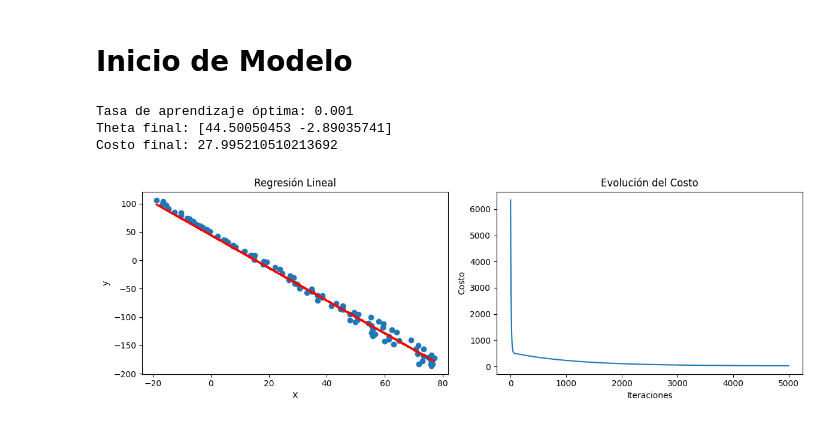
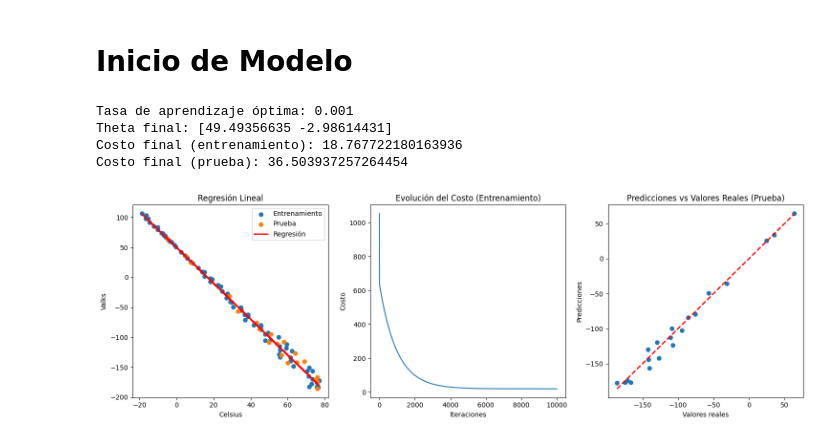
Before and after one commit to sofia-cantu/Titanic, a Jupyter notebook: Portafolio de Implementación/Machine Learning/Act01/M2_S2_Challenge.ipynb, the cells around one changed output. Drawn from its saved outputs; the diff is of its cells as text; code cells hidden in the pictures.

```diff
--- a/Portafolio de Implementación/Machine Learning/Act01/M2_S2_Challenge.ipynb
+++ b/Portafolio de Implementación/Machine Learning/Act01/M2_S2_Challenge.ipynb
@@ -57,20 +57,27 @@ plt.show()
 import numpy as np
 import matplotlib.pyplot as plt
 
-# Generar datos de ejemplo
-np.random.seed(0)
-#X = 2 * np.random.rand(100, 1)
-#y = 4 + 3 * X + np.random.randn(100, 1)
-X = data['Celsius'].values.reshape(-1, 1)
-y = data['Valks'].values.reshape(-1, 1)
+# Dividir el conjunto de datos en entrenamiento (80%) y prueba (20%)
+def train_test_split(X, y, test_size=0.2):
+    n = len(X)
+    n_test = int(n * test_size)
+    indices = np.random.permutation(n)
+    test_indices = indices[:n_test]
+    train_indices = indices[n_test:]
+    return X[train_indices], X[test_indices], y[train_indices], y[test_indices]
+
+X_train, X_test, y_train, y_test = train_test_split(X, y)
 
 # Añadir una columna de unos para el término de sesgo
-X_b = np.c_[np.ones((100, 1)), X]
+def add_bias(X):
+    return np.c_[np.ones((X.shape[0], 1)), X]
+
+X_train_b = add_bias(X_train)
+X_test_b = add_bias(X_test)
 
 # Inicializar parámetros
 theta = np.random.randn(2, 1)
-n_iterations = 5000
-m = 100
+n_iterations = 10000
 
 # Función para calcular el costo
 def compute_cost(X, y, theta):
@@ -95,44 +102,62 @@ def gradient_descent(X, y, theta, n_iterations, alpha):
 
 # Búsqueda de la tasa de aprendizaje óptima
 alphas = [0.001, 0.0001, 0.00001, 0.000001, 0.0000001]
 costs = []
 
 for alpha in alphas:
-    theta_temp, cost_history, _ = gradient_descent(X_b, y, theta, n_iterations, alpha)
+    theta_temp, cost_history, _ = gradient_descent(X_train_b, y_train, theta, n_iterations, alpha)
     costs.append(cost_history[-1])
 
 optimal_alpha = alphas[np.argmin(costs)]
 
 # Ejecutar el descenso del gradiente con la tasa de aprendizaje óptima
-theta, cost_history, theta_history = gradient_descent(X_b, y, theta, n_iterations, optimal_alpha)
+theta, cost_history, theta_history = gradient_descent(X_train_b, y_train, theta, n_iterations, optimal_alpha)
+
+# Predecir usando el conjunto de prueba
+y_pred = X_test_b.dot(theta)
+
+# Calcular el costo para el conjunto de prueba
+test_cost = compute_cost(X_test_b, y_test, theta)
 
 # Imprimir resultados
 print(f"Tasa de aprendizaje óptima: {optimal_alpha}")
 print(f"Theta final: {theta.ravel()}")
-print(f"Costo final: {cost_history[-1]}")
+print(f"Costo final (entrenamiento): {cost_history[-1]}")
+print(f"Costo final (prueba): {test_cost}")
 
 # Graficar los resultados
-plt.figure(figsize=(12, 4))
+plt.figure(figsize=(15, 5))
 
 # Graficar los datos y la línea de regresión
-plt.subplot(121)
-plt.scatter(X, y)
-plt.plot(X, X_b.dot(theta), color='red', linewidth=2)
-plt.xlabel('X')
-plt.ylabel('y')
+plt.subplot(131)
+plt.scatter(X_train, y_train, label='Entrenamiento')
+plt.scatter(X_test, y_test, label='Prueba')
+plt.plot(X, add_bias(X).dot(theta), color='red', linewidth=2, label='Regresión')
+plt.xlabel('Celsius')
+plt.ylabel('Valks')
 plt.title('Regresión Lineal')
+plt.legend()
 
 # Graficar la evolución del costo
-plt.subplot(122)
+plt.subplot(132)
 plt.plot(range(n_iterations), cost_history)
 plt.xlabel('Iteraciones')
 plt.ylabel('Costo')
-plt.title('Evolución del Costo')
+plt.title('Evolución del Costo (Entrenamiento)')
+
+# Graficar predicciones vs valores reales
+plt.subplot(133)
+plt.scatter(y_test, y_pred)
+plt.plot([y_test.min(), y_test.max()], [y_test.min(), y_test.max()], 'r--', lw=2)
+plt.xlabel('Valores reales')
+plt.ylabel('Predicciones')
+plt.title('Predicciones vs Valores Reales (Prueba)')
 
 plt.tight_layout()
 plt.show()
 # %% [output]
 Tasa de aprendizaje óptima: 0.001
-Theta final: [44.50050453 -2.89035741]
-Costo final: 27.995210510213692
+Theta final: [49.49356635 -2.98614431]
+Costo final (entrenamiento): 18.767722180163936
+Costo final (prueba): 36.503937257264454
-[figure, old version]
+[figure, new version]
```
Also changed, not shown: 1 other file.
